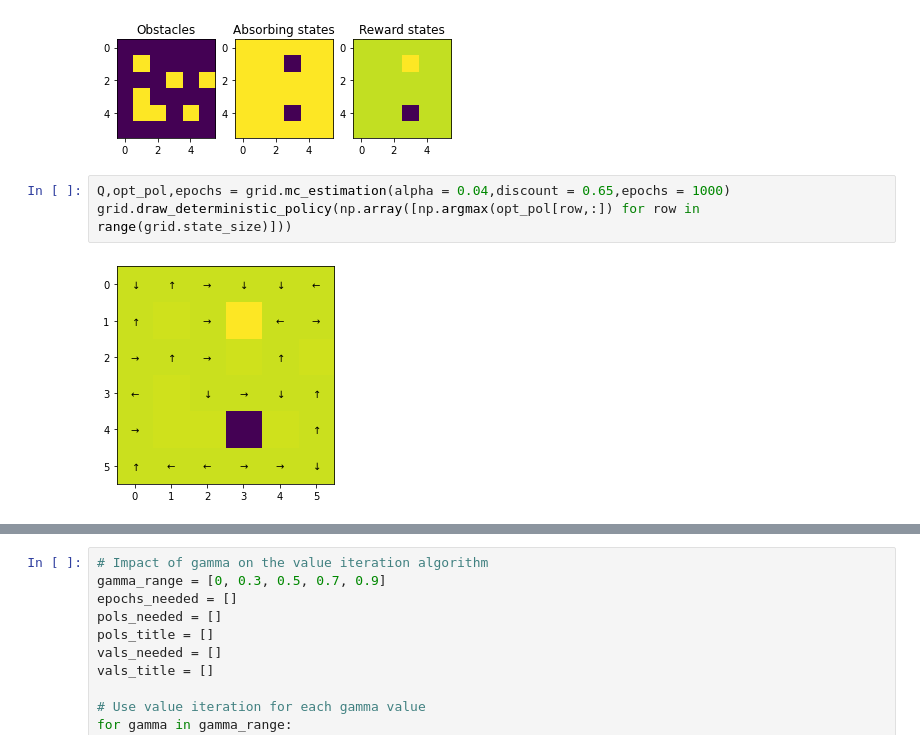
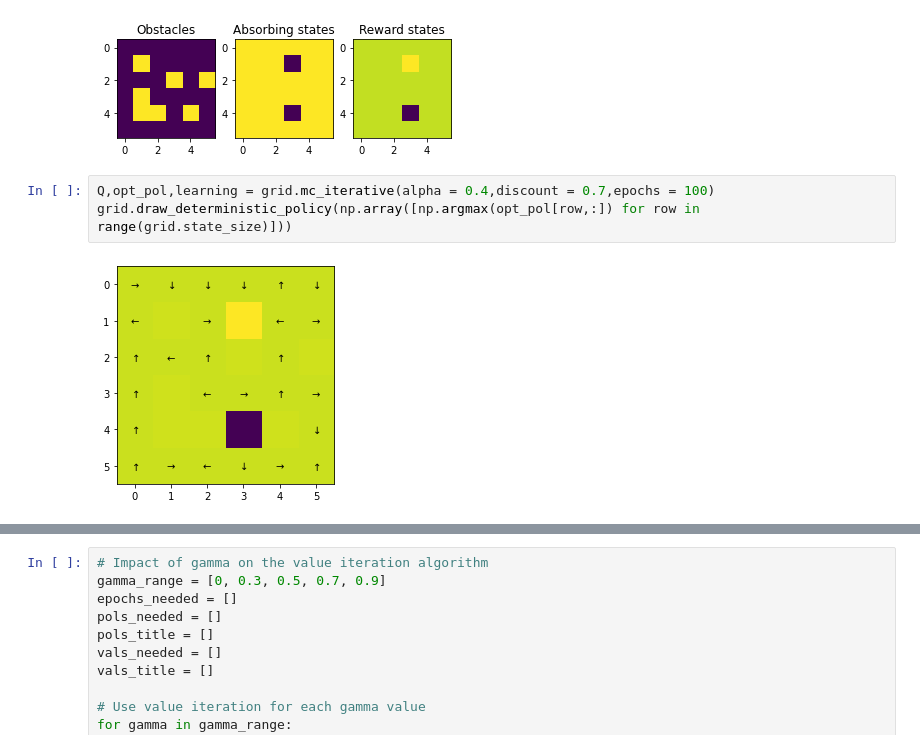
Before and after one commit to kevinlandert/IC_RL_CW1_TabularReinforcementLearning, a Jupyter notebook: jupyter/Question3.ipynb, the cells around one changed output, grey strips where cells are left out. Drawn from its saved outputs; the diff is of its cells as text.

```diff
--- a/jupyter/Question3.ipynb
+++ b/jupyter/Question3.ipynb
@@ -26,7 +26,7 @@ grid = GridWorld(p = 0.65)
 # %% [output]
 [figure]
 # %%
-Q,opt_pol,epochs = grid.mc_estimation(alpha = 0.04,discount = 0.65,epochs = 1000)
+Q,opt_pol,learning = grid.mc_iterative(alpha = 0.4,discount = 0.7,epochs = 100)
 grid.draw_deterministic_policy(np.array([np.argmax(opt_pol[row,:]) for row in range(grid.state_size)]))
 # %% [output]
-[figure, old version]
+[figure, new version]
```
Also changed, not shown: parts of 3 cells of this notebook, 4 other files.
